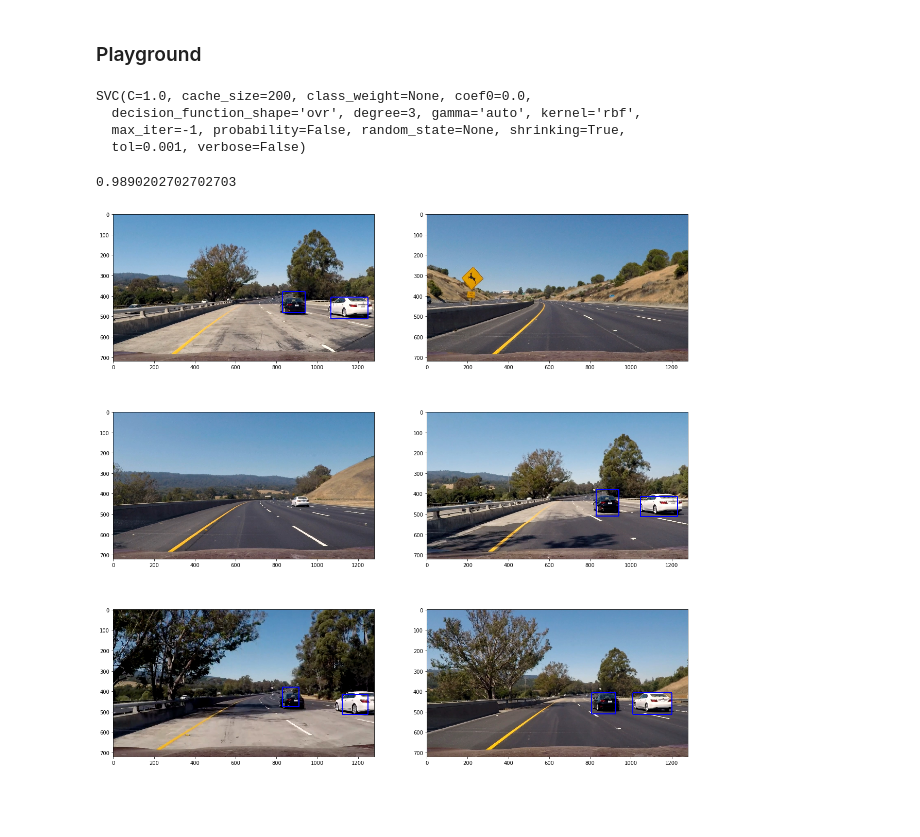
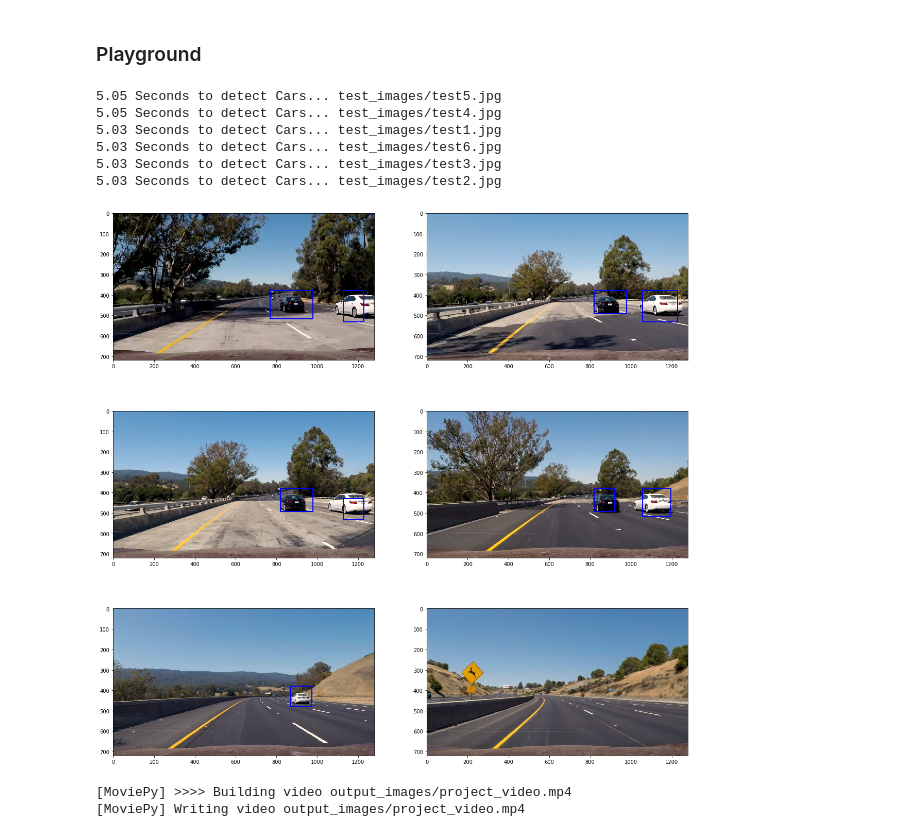
Before and after one commit to Nirdor/udacity_carND_Vehicle-Detection, a Jupyter notebook: Vehicle_Detection.ipynb, the cells around one changed output. Drawn from its saved outputs; the diff is of its cells as text; code cells hidden in the pictures; blank space fills up the shorter version.

Commit message:
writeup

```diff
--- a/Vehicle_Detection.ipynb
+++ b/Vehicle_Detection.ipynb
@@ -140,12 +142,12 @@ def search_image(img, clf, X_scaler, ystart = 380, ystop = 620, cells_per_step =
 
     # Compute individual channel HOG features for the entire image
     hogs = []
-    hogs.append(get_hog_features(h, feature_vec=False))
+    #hogs.append(get_hog_features(h, feature_vec=False))
     hogs.append(get_hog_features(s, feature_vec=False))
     hogs.append(get_hog_features(y, feature_vec=False))
-    hogs.append(get_hog_features(b, feature_vec=False))
-    hogs.append(get_hog_features(g, feature_vec=False))
-    hogs.append(get_hog_features(r, feature_vec=False))
+    #hogs.append(get_hog_features(b, feature_vec=False))
+    #hogs.append(get_hog_features(g, feature_vec=False))
+    #hogs.append(get_hog_features(r, feature_vec=False))
 
     windows = []
 
@@ -159,18 +161,18 @@ def search_image(img, clf, X_scaler, ystart = 380, ystop = 620, cells_per_step =
 
             features = []
 
-            subimg = cv2.resize(resized[ytop:ytop+window, xleft:xleft+window], (64,64))
+            subimg = resized[ytop:ytop+window, xleft:xleft+window]
             features.append(bin_spatial(subimg))
 
-            subh = cv2.resize(h[ytop:ytop+window, xleft:xleft+window], (64,64))
-            subs = cv2.resize(s[ytop:ytop+window, xleft:xleft+window], (64,64))
-            suby = cv2.resize(y[ytop:ytop+window, xleft:xleft+window], (64,64))
-            subcr = cv2.resize(cr[ytop:ytop+window, xleft:xleft+window], (64,64))
-            subcb = cv2.resize(cb[ytop:ytop+window, xleft:xleft+window], (64,64))
+            subh = h[ytop:ytop+window, xleft:xleft+window]
+            #subs = cv2.resize(s[ytop:ytop+window, xleft:xleft+window], (64,64))
+            #suby = cv2.resize(y[ytop:ytop+window, xleft:xleft+window], (64,64))
+            subcr = cr[ytop:ytop+window, xleft:xleft+window]
+            subcb = cb[ytop:ytop+window, xleft:xleft+window]
 
             features.append(color_hist(subh))
-            features.append(color_hist(subs))
-            features.append(color_hist(suby))
+            #features.append(color_hist(subs))
+            #features.append(color_hist(suby))
             features.append(color_hist(subcr))
             features.append(color_hist(subcb))
 
@@ -196,10 +198,10 @@ def search_image(img, clf, X_scaler, ystart = 380, ystop = 620, cells_per_step =
     return windows
 
 
-def create_heatMap(img, clf, X_scaler, threshold = 3):
-    windows = search_image(img, clf, X_scaler, scale = 2.5, cells_per_step = 4)
-    windows += search_image(img, clf, X_scaler, scale = 1.5, cells_per_step = 3)
-    windows += search_image(img, clf, X_scaler, scale = 1.2, cells_per_step = 3)
+def create_heatMap(img, clf, X_scaler, threshold = 1):
+    windows = search_image(img, clf, X_scaler, scale = 2.2, cells_per_step = 6)
+    windows += search_image(img, clf, X_scaler, scale = 1.8, cells_per_step = 5)
+    windows += search_image(img, clf, X_scaler, scale = 1.6, cells_per_step = 4)
 
     heatmap = np.zeros(img.shape[:2], dtype = np.uint8)
     for w in windows:
@@ -237,29 +244,26 @@ def draw_labeled_bboxes(img, heatmap):
 #plt.imshow(car)
 #plt.subplot(1, 2, 2)
 #plt.imshow(noc)
-# %%
-clf = svm.SVC()
-clf.fit(X_train, y_train)
-# %% [output]
-SVC(C=1.0, cache_size=200, class_weight=None, coef0=0.0,
-  decision_function_shape='ovr', degree=3, gamma='auto', kernel='rbf',
-  max_iter=-1, probability=False, random_state=None, shrinking=True,
-  tol=0.001, verbose=False)
-# %%
-score = clf.score(X_test, y_test)
-print(score)
-# %% [output]
-0.9890202702702703
 # %%
+import time
 tests = glob.glob('test_images/*.jpg')
 plt.figure(figsize=(20,20))
 i = 1
 for test in tests:
     img = cv2.imread(test)
+    t = time.time()
     hm = create_heatMap(img, clf, X_scaler)
+    t2 = time.time()
+    print(round(t2 - t, 2), 'Seconds to detect Cars...', test)
     nimg = cv2.cvtColor(draw_labeled_bboxes(img, hm), cv2.COLOR_BGR2RGB)
     plt.subplot(3, 2, i)
     plt.imshow(nimg)
     i = i + 1
 # %% [output]
+5.05 Seconds to detect Cars... test_images/test5.jpg
+5.05 Seconds to detect Cars... test_images/test4.jpg
+5.03 Seconds to detect Cars... test_images/test1.jpg
+5.03 Seconds to detect Cars... test_images/test6.jpg
+5.03 Seconds to detect Cars... test_images/test3.jpg
+5.03 Seconds to detect Cars... test_images/test2.jpg
-[figure, old version]
+[figure, new version]
@@ -265,0 +274,9 @@ for test in tests:
+# %%
+output = 'output_images/project_video.mp4'
+
+clip1 = VideoFileClip("project_video.mp4")
+white_clip = clip1.fl_image(pipeline) #NOTE: this function expects color images!!
+%time white_clip.write_videofile(output, audio=False)
+# %% [output]
+[MoviePy] >>>> Building video output_images/project_video.mp4
+[MoviePy] Writing video output_images/project_video.mp4
```
Also changed, not shown: parts of 6 cells of this notebook, 4 other files.
